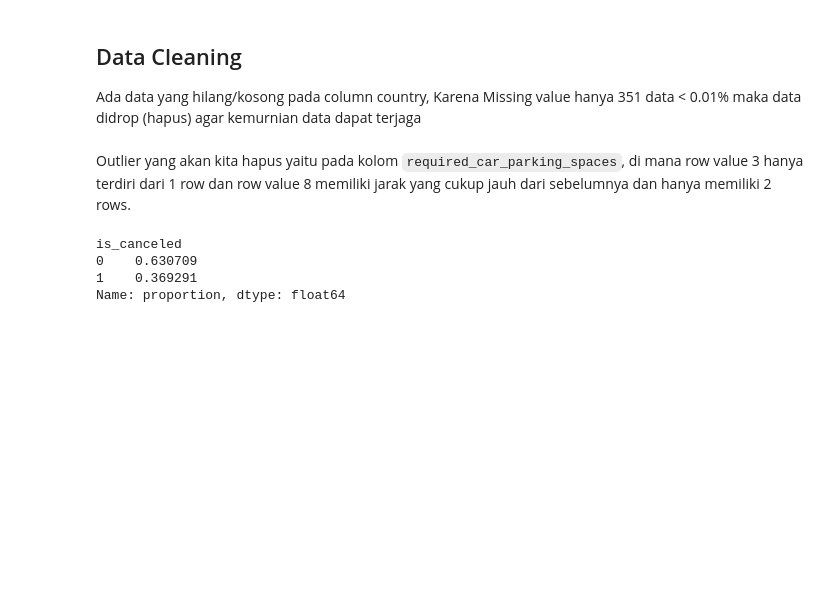
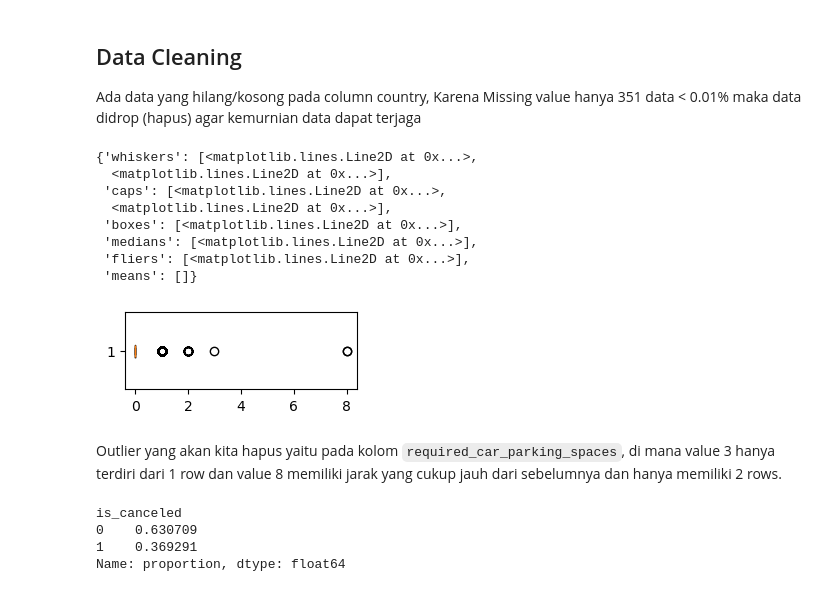
Before and after one commit to regidwid/Hotel-Booking-Demand, a Jupyter notebook: JCDS-0808-002-RegiDwiDarmawan.ipynb, the cells around one changed output. Saved outputs shown, nothing was run; the diff lists cells and outputs as text; code cells hidden in the pictures; blank space fills up the shorter version.

```diff
--- a/JCDS-0808-002-RegiDwiDarmawan.ipynb
+++ b/JCDS-0808-002-RegiDwiDarmawan.ipynb
@@ -366,8 +366,21 @@ Ada data yang hilang/kosong pada column country, Karena Missing value hanya 351
 # %%
 # Melakukan Drop Missing Value
 df.dropna(inplace=True)
+# %%
+plt.figure(figsize=(3, 1))
+plt.boxplot(df['required_car_parking_spaces'], vert=False)
+# %% [output]
+{'whiskers': [<matplotlib.lines.Line2D at 0x...>,
+  <matplotlib.lines.Line2D at 0x...>],
+ 'caps': [<matplotlib.lines.Line2D at 0x...>,
+  <matplotlib.lines.Line2D at 0x...>],
+ 'boxes': [<matplotlib.lines.Line2D at 0x...>],
+ 'medians': [<matplotlib.lines.Line2D at 0x...>],
+ 'fliers': [<matplotlib.lines.Line2D at 0x...>],
+ 'means': []}
+[figure, added]
 # %% [markdown]
-Outlier yang akan kita hapus yaitu pada kolom `required_car_parking_spaces`, di mana row value 3 hanya terdiri dari 1 row dan row value 8 memiliki jarak yang cukup jauh dari sebelumnya dan hanya memiliki 2 rows.
+Outlier yang akan kita hapus yaitu pada kolom `required_car_parking_spaces`, di mana value 3 hanya terdiri dari 1 row dan value 8 memiliki jarak yang cukup jauh dari sebelumnya dan hanya memiliki 2 rows.
 # %%
 df = df[df.required_car_parking_spaces != 3]
 df = df[df.required_car_parking_spaces != 8]
```
Also changed, not shown: parts of 2 cells of this notebook.
